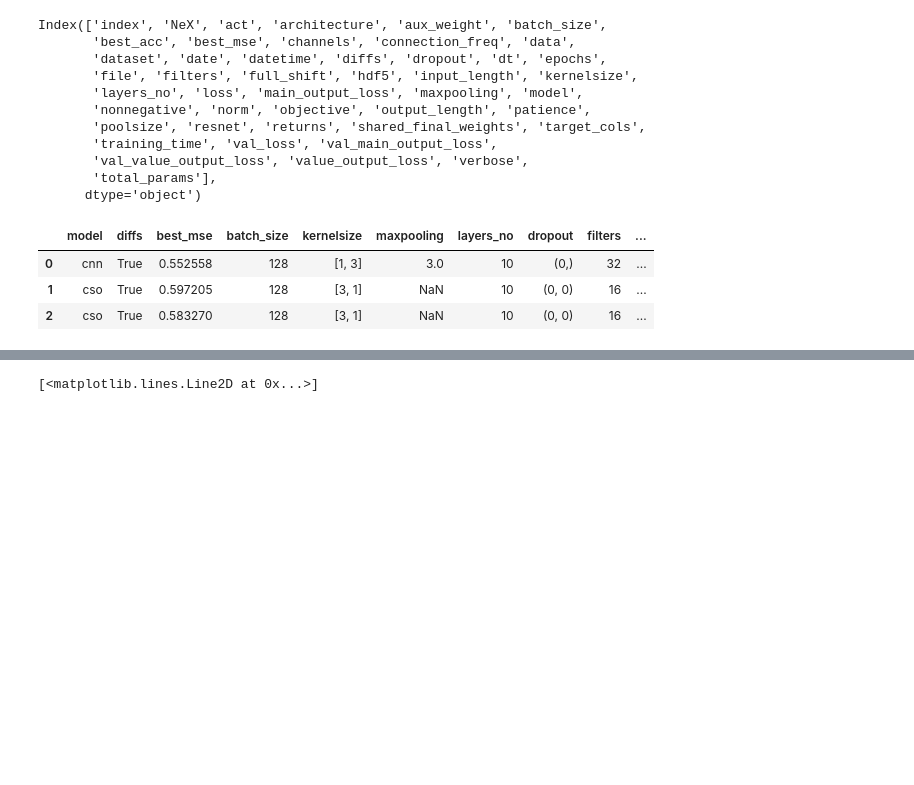
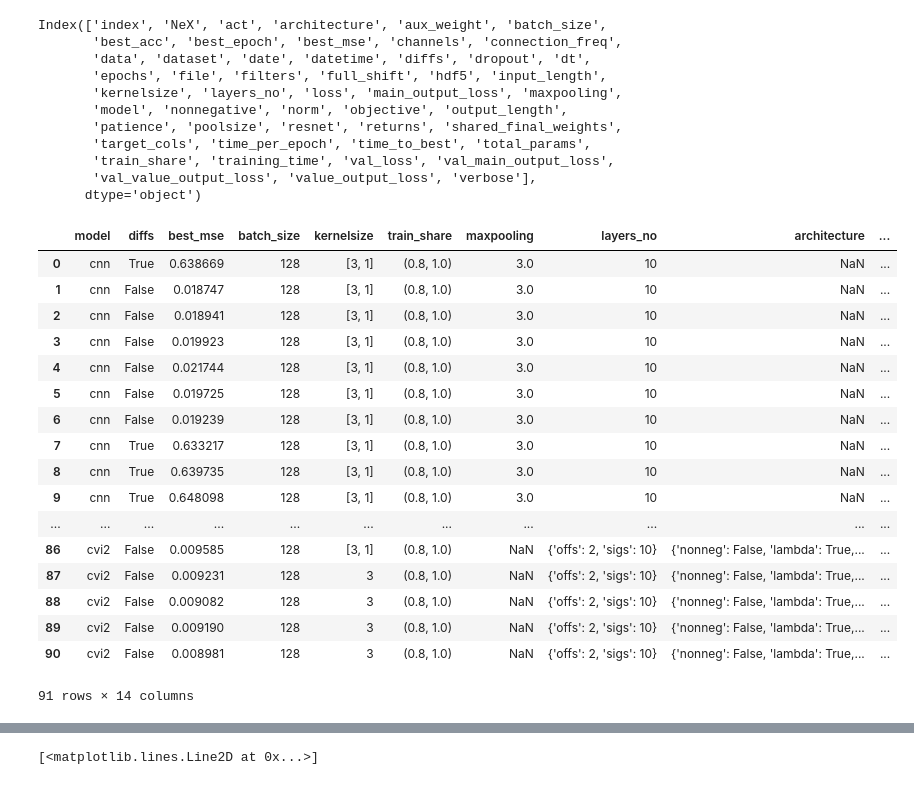
Before and after one commit to mbinkowski/nntimeseries, a Jupyter notebook: results_display.ipynb, the cells around one changed output, grey strips where cells are left out. Saved outputs shown, nothing was run; the diff lists cells and outputs as text; code cells hidden in the pictures; blank space fills up the shorter version.

```diff
--- a/results_display.ipynb
+++ b/results_display.ipynb
@@ -7,6 +5,6 @@ Using TensorFlow backend.
 # %%
 key = 'artificial'
-mindate = '2017-01-12'
+mindate = '2017-02-13'
 files = [f for f in os.listdir('results') if (key in f) and ('.pkl' in f)]
 read_tables = []
 for f in files:
@@ -47,8 +45,10 @@ for f in files:
             df['model'] = 'lstm'
         elif 'value_importance3' in f:
             df['model'] = 'so3'
+        elif ('cvi2' in f) or ('cnnvi2' in f):
+            df['model'] = 'cvi2'
         elif ('cvi' in f) or ('cnnvi' in f):
-            df['model'] = 'cso'
+            df['model'] = 'cvi'
         else:
             df['model'] = 'so'
         keys, funcs, names = [], [], []
@@ -57,24 +57,27 @@ for f in files:
         if ('class' in f) or all(df['objective'] == 'class'):
             if 'val_main_output_acc' in df.columns:
                 keys.append('val_main_output_acc')
-                funcs.append(np.nanmax)
+                funcs.append([np.nanmax, np.nanargmax])
                 names.append('best_acc')
             elif 'val_acc' in df.columns:
                 keys.append('val_acc')
-                funcs.append(np.nanmax)
+                funcs.append([np.nanmax, np.nanargmax])
                 names.append('best_acc')
         if ('regr' in f) or all(df['objective'] == 'regr') :
             if 'val_main_output_loss' in df.columns:
                 keys.append('val_main_output_loss')
-                funcs.append(np.nanmin)
+                funcs.append([np.nanmin, np.nanargmin])
                 names.append('best_mse')
             elif 'val_loss' in df.columns:
                 keys.append('val_loss')
-                funcs.append(np.nanmin)
+                funcs.append([np.nanmin, np.nanargmin])
                 names.append('best_mse')
         for k, func, n in zip(keys, funcs, names):
-            df[n] = df[k].apply(lambda x: func(x))
+            df[n] = df[k].apply(lambda x: func[0](x))
+            df['best_epoch'] = df[k].apply(lambda x: func[1](x))
         df['file'] = ''.join(f.split(key)) if (len(key) > 0) else f
+        df['time_per_epoch'] = df['training_time'] / df['epochs']
+        df['time_to_best'] = df['best_epoch'] * df['time_per_epoch']
         read_tables.append(df.copy())
     except Exception as e:
         print(e)
@@ -84,7 +87,11 @@ def total_params(model):
 
 all_results = pd.concat(read_tables)
 all_results.reset_index(inplace=True)
-all_results['total_params'] = all_results['hdf5'].apply(lambda x: total_params(load_model(x)))
+# if 'total_params' not in all_results.columns:
+#     all_results['total_params'] = all_results['hdf5'].apply(lambda x: total_params(load_model(x)))
+# else:
+#     idx = np.isnan(all_results['total_params'])
+#     all_results.loc[idx, 'total_params'] = all_results.loc[idx, 'hdf5'].apply(lambda x: total_params(load_model(x)))
 
 def get_pivot(setting, df, valcols=[]):
     if setting['objective'] == 'class':
@@ -107,21 +114,35 @@ def get_pivot(setting, df, valcols=[]):
 all_results.columns
 # %% [output]
 Index(['index', 'NeX', 'act', 'architecture', 'aux_weight', 'batch_size',
-       'best_acc', 'best_mse', 'channels', 'connection_freq', 'data',
-       'dataset', 'date', 'datetime', 'diffs', 'dropout', 'dt', 'epochs',
-       'file', 'filters', 'full_shift', 'hdf5', 'input_length', 'kernelsize',
-       'layers_no', 'loss', 'main_output_loss', 'maxpooling', 'model',
-       'nonnegative', 'norm', 'objective', 'output_length', 'patience',
-       'poolsize', 'resnet', 'returns', 'shared_final_weights', 'target_cols',
-       'training_time', 'val_loss', 'val_main_output_loss',
-       'val_value_output_loss', 'value_output_loss', 'verbose',
-       'total_params'],
+       'best_acc', 'best_epoch', 'best_mse', 'channels', 'connection_freq',
+       'data', 'dataset', 'date', 'datetime', 'diffs', 'dropout', 'dt',
+       'epochs', 'file', 'filters', 'full_shift', 'hdf5', 'input_length',
+       'kernelsize', 'layers_no', 'loss', 'main_output_loss', 'maxpooling',
+       'model', 'nonnegative', 'norm', 'objective', 'output_length',
+       'patience', 'poolsize', 'resnet', 'returns', 'shared_final_weights',
+       'target_cols', 'time_per_epoch', 'time_to_best', 'total_params',
+       'train_share', 'training_time', 'val_loss', 'val_main_output_loss',
+       'val_value_output_loss', 'value_output_loss', 'verbose'],
       dtype='object')
 # %%
-all_results[['model', 'diffs', 'best_mse', 'batch_size', 'kernelsize', 'maxpooling', 'layers_no', 'dropout', 'filters', 'total_params',
+all_results[['model', 'diffs', 'best_mse', 'batch_size', 'kernelsize', 'train_share', 'maxpooling', 'layers_no', 'architecture', 'filters',
              'epochs', 'training_time', 'target_cols', 'datetime']]
 # %% [output]
-|  | model | diffs | best_mse | batch_size | kernelsize | maxpooling | layers_no | dropout | filters | ... |
-| 0 | cnn | True | 0.552558 | 128 | [1, 3] | 3.0 | 10 | (0,) | 32 | ... |
-| 1 | cso | True | 0.597205 | 128 | [3, 1] | NaN | 10 | (0, 0) | 16 | ... |
-| 2 | cso | True | 0.583270 | 128 | [3, 1] | NaN | 10 | (0, 0) | 16 | ... |
+|  | model | diffs | best_mse | batch_size | kernelsize | train_share | maxpooling | layers_no | architecture | ... |
+| 0 | cnn | True | 0.638669 | 128 | [3, 1] | (0.8, 1.0) | 3.0 | 10 | NaN | ... |
+| 1 | cnn | False | 0.018747 | 128 | [3, 1] | (0.8, 1.0) | 3.0 | 10 | NaN | ... |
+| 2 | cnn | False | 0.018941 | 128 | [3, 1] | (0.8, 1.0) | 3.0 | 10 | NaN | ... |
+| 3 | cnn | False | 0.019923 | 128 | [3, 1] | (0.8, 1.0) | 3.0 | 10 | NaN | ... |
+| 4 | cnn | False | 0.021744 | 128 | [3, 1] | (0.8, 1.0) | 3.0 | 10 | NaN | ... |
+| 5 | cnn | False | 0.019725 | 128 | [3, 1] | (0.8, 1.0) | 3.0 | 10 | NaN | ... |
+| 6 | cnn | False | 0.019239 | 128 | [3, 1] | (0.8, 1.0) | 3.0 | 10 | NaN | ... |
+| 7 | cnn | True | 0.633217 | 128 | [3, 1] | (0.8, 1.0) | 3.0 | 10 | NaN | ... |
+| 8 | cnn | True | 0.639735 | 128 | [3, 1] | (0.8, 1.0) | 3.0 | 10 | NaN | ... |
+| 9 | cnn | True | 0.648098 | 128 | [3, 1] | (0.8, 1.0) | 3.0 | 10 | NaN | ... |
+| ... | ... | ... | ... | ... | ... | ... | ... | ... | ... | ... |
+| 86 | cvi2 | False | 0.009585 | 128 | [3, 1] | (0.8, 1.0) | NaN | {'offs': 2, 'sigs': 10} | {'nonneg': False, 'lambda': True,... | ... |
+| 87 | cvi2 | False | 0.009231 | 128 | 3 | (0.8, 1.0) | NaN | {'offs': 2, 'sigs': 10} | {'nonneg': False, 'lambda': True,... | ... |
+| 88 | cvi2 | False | 0.009082 | 128 | 3 | (0.8, 1.0) | NaN | {'offs': 2, 'sigs': 10} | {'nonneg': False, 'lambda': True,... | ... |
+| 89 | cvi2 | False | 0.009190 | 128 | 3 | (0.8, 1.0) | NaN | {'offs': 2, 'sigs': 10} | {'nonneg': False, 'lambda': True,... | ... |
+| 90 | cvi2 | False | 0.008981 | 128 | 3 | (0.8, 1.0) | NaN | {'offs': 2, 'sigs': 10} | {'nonneg': False, 'lambda': True,... | ... |
+91 rows × 14 columns
```
Also changed, not shown: parts of 10 cells of this notebook, 6 other files.
